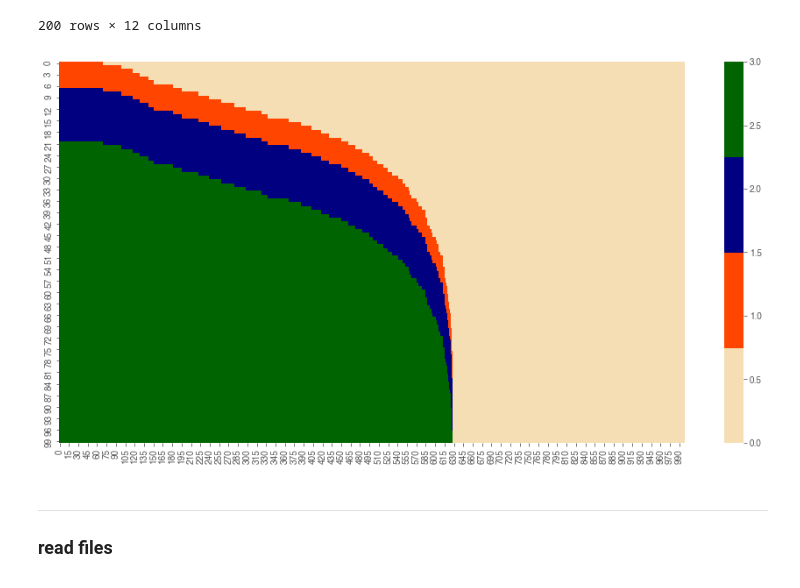
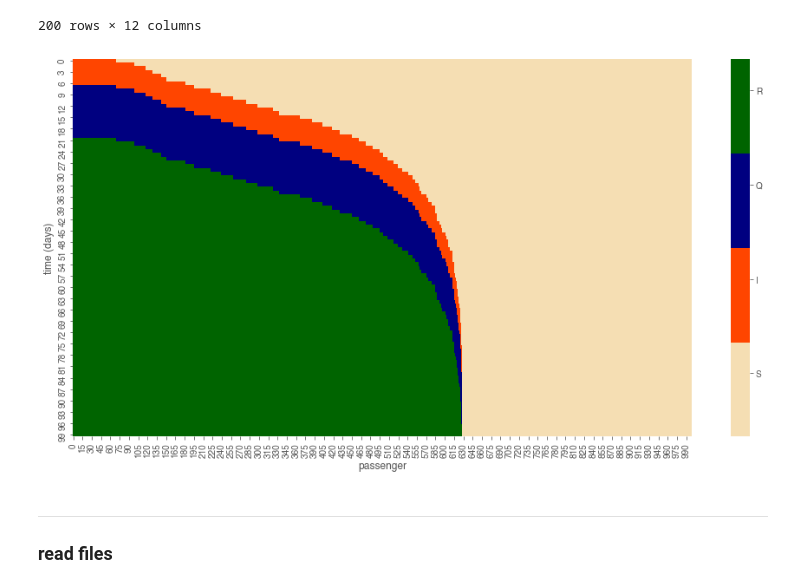
Before and after one commit to RafalKucharskiPK/ExMAS, a Jupyter notebook: ExMAS/spinoffs/corona_plots.ipynb, the cells around one changed output. Saved outputs shown, nothing was run; the diff lists cells and outputs as text; code cells hidden in the pictures.

```diff
--- a/ExMAS/spinoffs/corona_plots.ipynb
+++ b/ExMAS/spinoffs/corona_plots.ipynb
@@ -44,28 +44,35 @@ df.sort_values('infection_day')
 # %%
 def plot_heat_infection(population_file = "../data/corona/population_nP-800.0_init-0.1_p-0.8_quarantine-7_recovery-14_repl-44063.csv", days = 100):
     def for_plot(row):
 
         if pd.isna(row.infection_day):
             return [0]*days
         else:
             record = list()
             record+=[0]*int(max(0,row.infection_day))
             record+=[1]*int(row.quarantine_day-row.infection_day)
             record+=[2]*14
             record+=[3]*(days-len(record))
             return record
     df = pd.read_csv(population_file)
 
 
     df = df.sort_values('infection_day')
     d = df.apply(lambda x: for_plot(x),axis = 1)
     df2 = pd.DataFrame.from_records(d).T
     cmap = ['wheat','orangered','navy','darkgreen']
     #cmap = sns.color_palette("deep", 4)
-    sns.heatmap(df2, cmap = cmap, alpha = 1)
+    fig, ax = plt.subplots()
+
+    sns.heatmap(df2, cmap = cmap, alpha = 1, ax = ax)
+    colorbar = ax.collections[0].colorbar
+    colorbar.set_ticks([0.5,3/4+0.5,0.5+2*3/4,0.5+3*3/4])
+    colorbar.set_ticklabels(['S','I','Q','R'])
+    ax.set_ylabel('time (days)')
+    ax.set_xlabel('passenger')
 plot_heat_infection()
 # %% [output]
-[figure, old version]
+[figure, new version]
 # %% [markdown]
 ---
 ### read files
```
Also changed, not shown: 2 other files.
